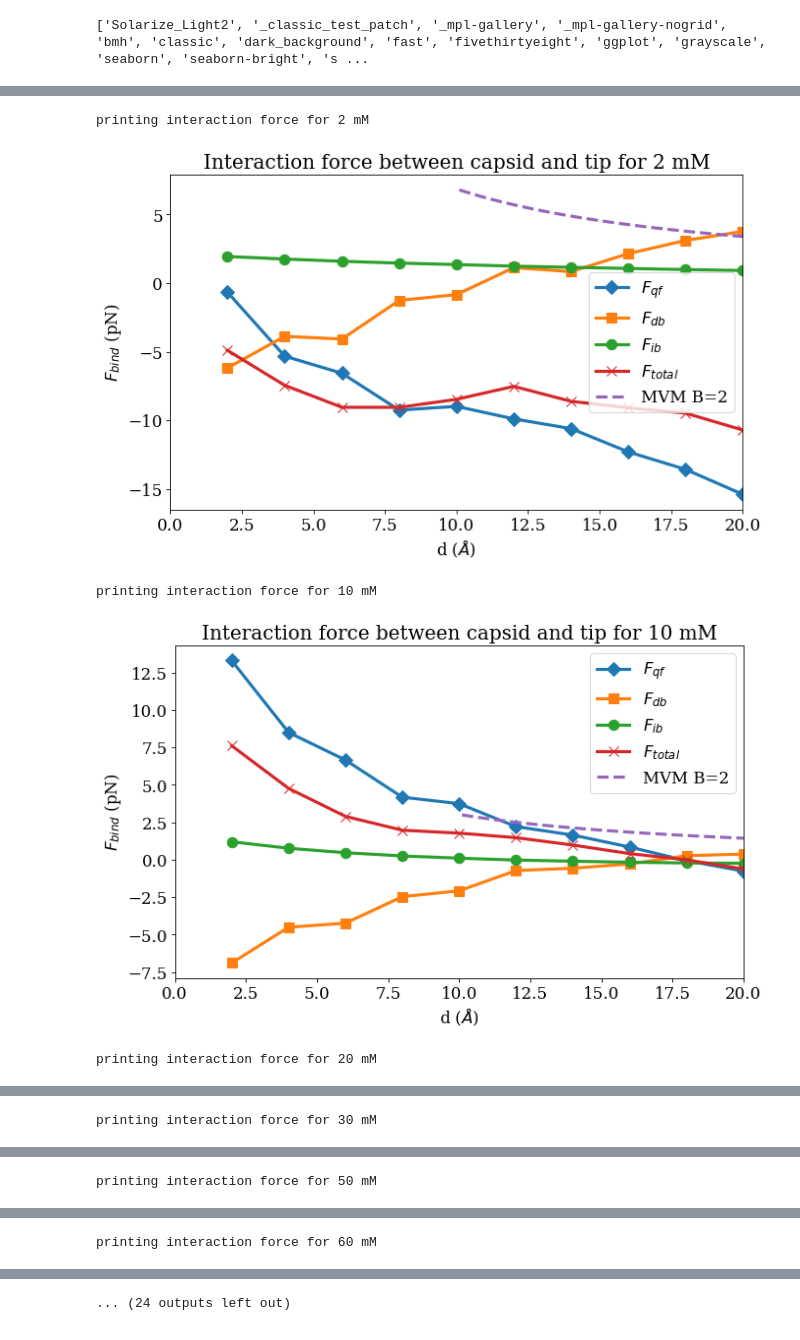
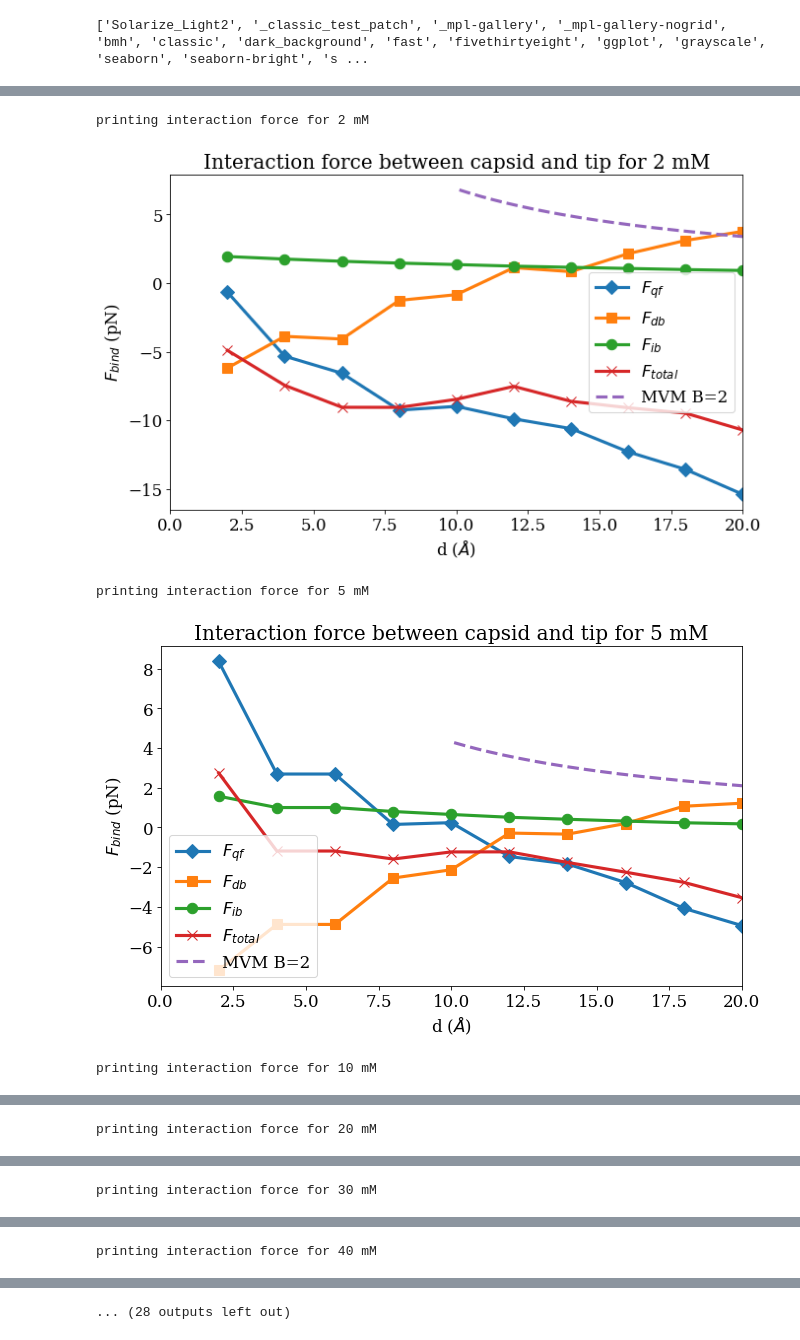
Before and after one commit to iaddison-smith/capsid_folds, a Jupyter notebook: Force_components_afmtip.ipynb, the cells around one changed output, grey strips where cells are left out. Saved outputs shown, nothing was run; the diff lists cells and outputs as text; code cells hidden in the pictures.

```diff
--- a/Force_components_afmtip.ipynb
+++ b/Force_components_afmtip.ipynb
@@ -215,7 +217,7 @@ for key, value in data_sim.items():
 # %% [markdown]
 ### Load simulation files
 # %%
-molar = '50'
+molar = '40'
 
 dist,fqf,_ = compute_force_qf_zika(data_sim[molar], units='pN')
 fdb, fib = get_boundary_forces(data_sim, molar)
@@ -296,14 +300,15 @@ def plot_force_components(molar):
 
     return None
 # %%
+# Plotting al molar values detected in results folder
 for molar in molar_data:
-    if molar in [5,40,100,160]:
+    if molar in [100,160]:
         continue
-    print('printing interaction force for %d mM' % int(molar))
+    print('printing interaction force for %d mM \n' % int(molar))
     plot_force_components(str(molar))
 # %% [output]
 printing interaction force for 2 mM
 [figure]
-printing interaction force for 10 mM
+printing interaction force for 5 mM
-[figure, old version]
+[figure, new version]
-printing interaction force for 20 mM
+printing interaction force for 10 mM
@@ -311 +316 @@ printing interaction force for 20 mM
-printing interaction force for 30 mM
+printing interaction force for 20 mM
@@ -313 +318 @@ printing interaction force for 30 mM
-printing interaction force for 50 mM
+printing interaction force for 30 mM
@@ -315 +320 @@ printing interaction force for 50 mM
-printing interaction force for 60 mM
+printing interaction force for 40 mM
@@ -317 +322 @@ printing interaction force for 60 mM
-... (24 outputs left out)
+... (28 outputs left out)
```
Also changed, not shown: parts of 6 cells of this notebook, 21 other files.
